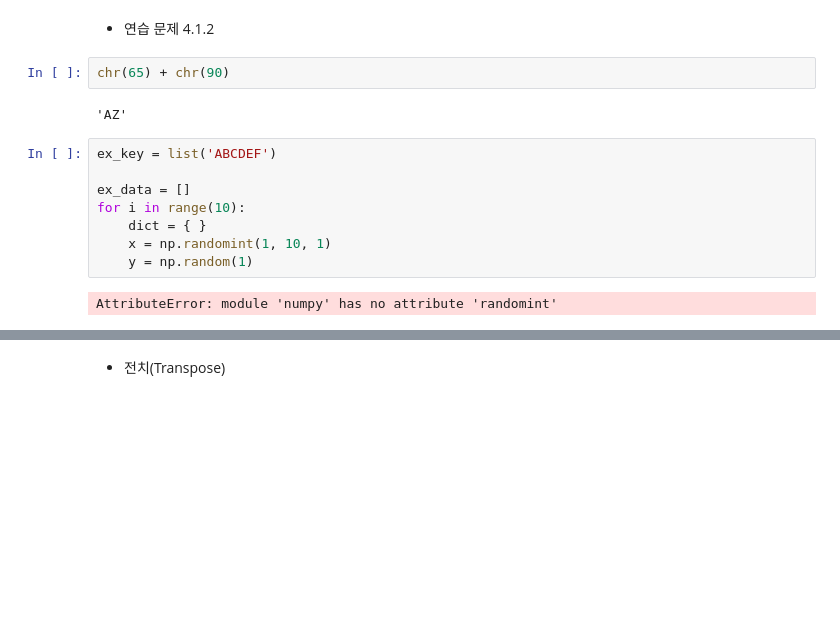
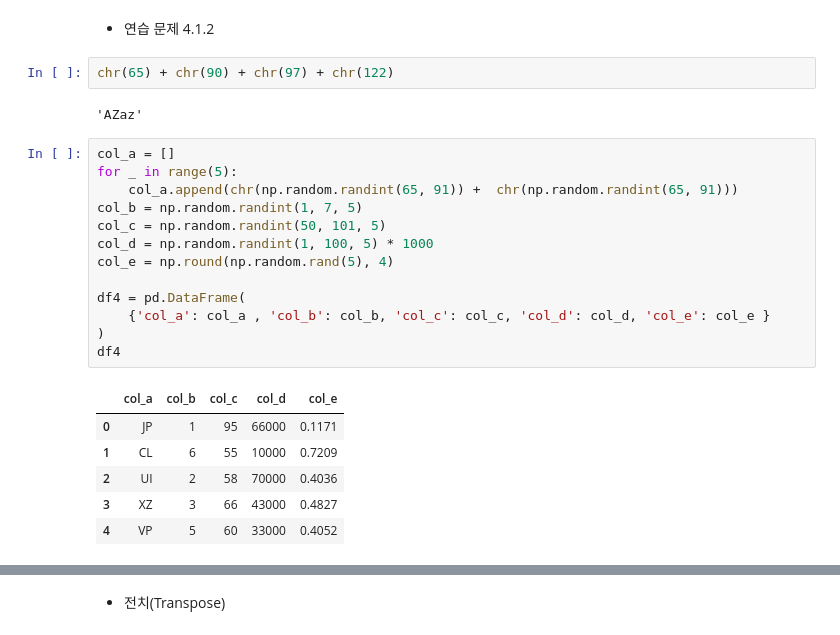
Before and after one commit to ssmpet/DataAnalysis_Lecture-2023.04, a Jupyter notebook: 02.Pandas/02.DataFrame.ipynb, the cells around one changed output, grey strips where cells are left out. Cells and saved outputs as stored; diff of their text form; blank space fills up the shorter version.

```diff
--- a/02.Pandas/02.DataFrame.ipynb
+++ b/02.Pandas/02.DataFrame.ipynb
@@ -92,19 +92,29 @@ df
 # %% [markdown]
 - 연습 문제 4.1.2
 # %%
-chr(65) + chr(90)
+chr(65) + chr(90) + chr(97) + chr(122)
 # %% [output]
-'AZ'
+'AZaz'
-# %%
-ex_key = list('ABCDEF')
-
-ex_data = []
-for i in range(10):
-    dict = { }
-    x = np.randomint(1, 10, 1)
-    y = np.random(1)
-# %% [output]
-AttributeError: module 'numpy' has no attribute 'randomint'
+# %%
+col_a = []
+for _ in range(5):
+    col_a.append(chr(np.random.randint(65, 91)) +  chr(np.random.randint(65, 91)))
+col_b = np.random.randint(1, 7, 5)
+col_c = np.random.randint(50, 101, 5)
+col_d = np.random.randint(1, 100, 5) * 1000
+col_e = np.round(np.random.rand(5), 4)
+
+df4 = pd.DataFrame(
+    {'col_a': col_a , 'col_b': col_b, 'col_c': col_c, 'col_d': col_d, 'col_e': col_e }
+)
+df4
+# %% [output]
+|  | col_a | col_b | col_c | col_d | col_e |
+| 0 | JP | 1 | 95 | 66000 | 0.1171 |
+| 1 | CL | 6 | 55 | 10000 | 0.7209 |
+| 2 | UI | 2 | 58 | 70000 | 0.4036 |
+| 3 | XZ | 3 | 66 | 43000 | 0.4827 |
+| 4 | VP | 5 | 60 | 33000 | 0.4052 |
 # %%
 col_A, col_B, col_C, col_D, col_E = [], [], [], [], []
 np.random.seed = 2023
```
Also changed, not shown: parts of 7 cells of this notebook, 3 other files.
